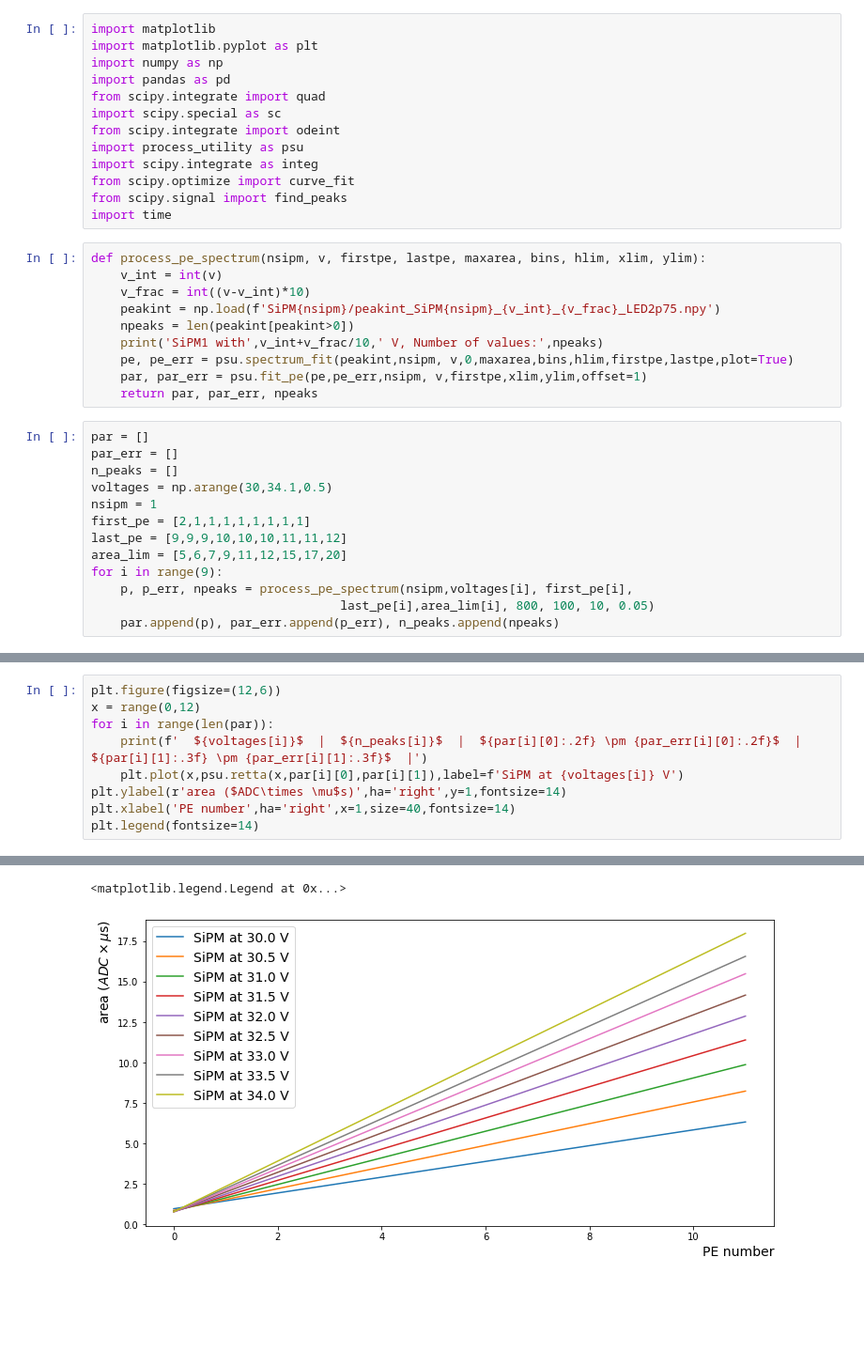
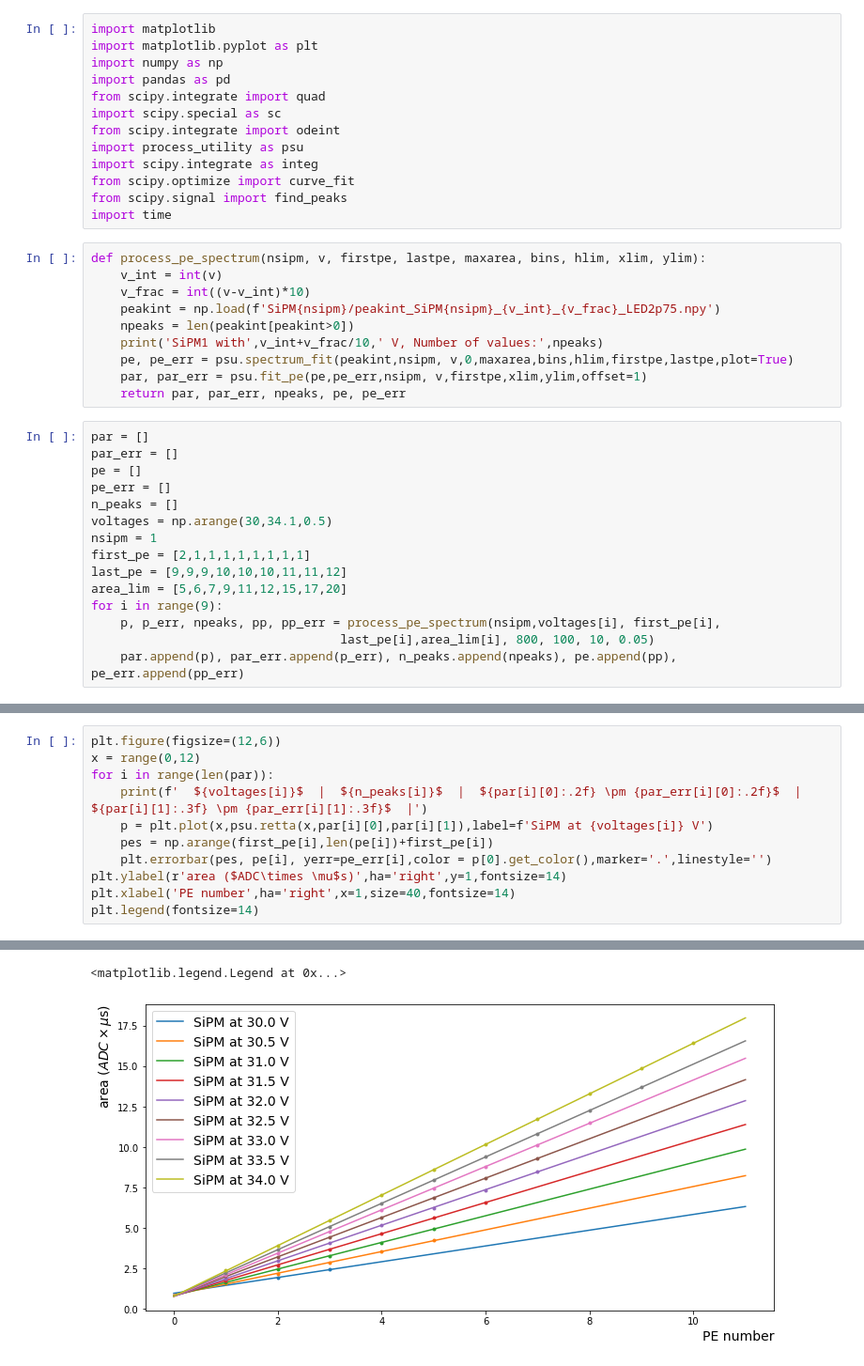
Before and after one commit to valerioda/abalone, a Jupyter notebook: process_sipm1_calibration.ipynb, the cells around one changed output, grey strips where cells are left out. Shown at 94% size. Cells and saved outputs as stored; diff of their text form; blank space fills up the shorter version.

Commit message:
SiPM processing

```diff
--- a/process_sipm1_calibration.ipynb
+++ b/process_sipm1_calibration.ipynb
@@ -20,10 +20,12 @@ def process_pe_spectrum(nsipm, v, firstpe, lastpe, maxarea, bins, hlim, xlim, yl
     print('SiPM1 with',v_int+v_frac/10,' V, Number of values:',npeaks)
     pe, pe_err = psu.spectrum_fit(peakint,nsipm, v,0,maxarea,bins,hlim,firstpe,lastpe,plot=True)
     par, par_err = psu.fit_pe(pe,pe_err,nsipm, v,firstpe,xlim,ylim,offset=1)
-    return par, par_err, npeaks
+    return par, par_err, npeaks, pe, pe_err
 # %%
 par = []
 par_err = []
+pe = []
+pe_err = []
 n_peaks = []
 voltages = np.arange(30,34.1,0.5)
 nsipm = 1
@@ -31,9 +33,9 @@ first_pe = [2,1,1,1,1,1,1,1,1]
 last_pe = [9,9,9,10,10,10,11,11,12]
 area_lim = [5,6,7,9,11,12,15,17,20]
 for i in range(9):
-    p, p_err, npeaks = process_pe_spectrum(nsipm,voltages[i], first_pe[i],
+    p, p_err, npeaks, pp, pp_err = process_pe_spectrum(nsipm,voltages[i], first_pe[i],
                                   last_pe[i],area_lim[i], 800, 100, 10, 0.05)
-    par.append(p), par_err.append(p_err), n_peaks.append(npeaks)
+    par.append(p), par_err.append(p_err), n_peaks.append(npeaks), pe.append(pp), pe_err.append(pp_err)
 # %% [output]
 SiPM1 with 30.0  V, Number of values: 109631
 PE 2 at 1.94 +/- 0.01 ADC x us
@@ -111,21 +115,23 @@ PE 10 at 16.42 +/- 0.02 ADC x us
 # %%
 plt.figure(figsize=(12,6))
 x = range(0,12)
 for i in range(len(par)):
     print(f'  ${voltages[i]}$  |  ${n_peaks[i]}$  |  ${par[i][0]:.2f} \pm {par_err[i][0]:.2f}$  |  ${par[i][1]:.3f} \pm {par_err[i][1]:.3f}$  |')
-    plt.plot(x,psu.retta(x,par[i][0],par[i][1]),label=f'SiPM at {voltages[i]} V')
+    p = plt.plot(x,psu.retta(x,par[i][0],par[i][1]),label=f'SiPM at {voltages[i]} V')
+    pes = np.arange(first_pe[i],len(pe[i])+first_pe[i])
+    plt.errorbar(pes, pe[i], yerr=pe_err[i],color = p[0].get_color(),marker='.',linestyle='')
 plt.ylabel(r'area ($ADC\times \mu$s)',ha='right',y=1,fontsize=14)
 plt.xlabel('PE number',ha='right',x=1,size=40,fontsize=14)
 plt.legend(fontsize=14)
 # %% [output]
   $30.0$  |  $109631$  |  $0.97 \pm inf$  |  $0.487 \pm inf$  |
   $30.5$  |  $140828$  |  $0.87 \pm 0.02$  |  $0.670 \pm 0.007$  |
   $31.0$  |  $162236$  |  $0.82 \pm 0.02$  |  $0.823 \pm 0.005$  |
   $31.5$  |  $180749$  |  $0.80 \pm 0.02$  |  $0.964 \pm 0.004$  |
   $32.0$  |  $193228$  |  $0.77 \pm 0.03$  |  $1.100 \pm 0.006$  |
   $32.5$  |  $200766$  |  $0.79 \pm 0.01$  |  $1.217 \pm 0.002$  |
   $33.0$  |  $207900$  |  $0.77 \pm 0.01$  |  $1.338 \pm 0.002$  |
   $33.5$  |  $220316$  |  $0.79 \pm 0.01$  |  $1.434 \pm 0.001$  |
   $34.0$  |  $220322$  |  $0.78 \pm 0.01$  |  $1.564 \pm 0.002$  |
 <matplotlib.legend.Legend at 0x...>
-[figure, old version]
+[figure, new version]
```
Also changed, not shown: parts of 1 cell of this notebook.
